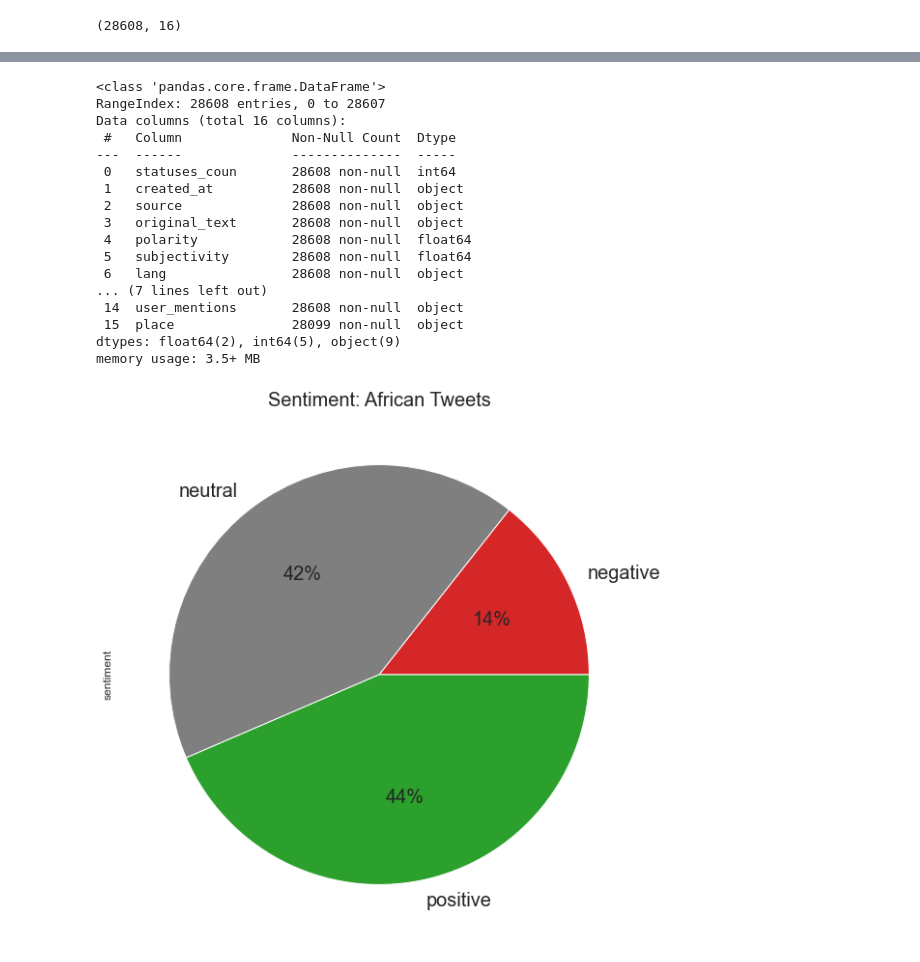
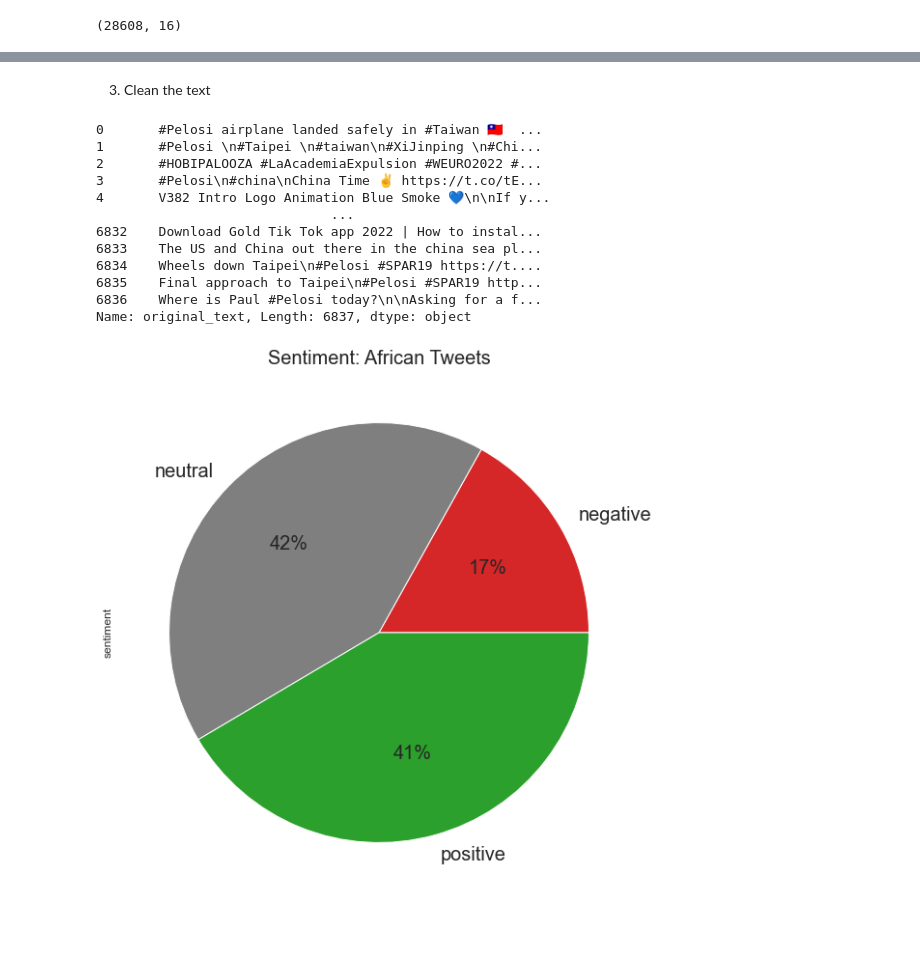
Before and after one commit to emtinanseo/Twitter-Data-Analysis, a Jupyter notebook: explore_the_data.ipynb, the cells around one changed output, grey strips where cells are left out. Saved outputs shown, nothing was run; the diff lists cells and outputs as text; code cells hidden in the pictures; blank space fills up the shorter version.

```diff
--- a/explore_the_data.ipynb
+++ b/explore_the_data.ipynb
@@ -183,0 +217,18 @@ df_africa.head(4)
+# %%
+# drop duplicates
+
+df_africa.drop_duplicates(inplace=True)
+
+
+# drop tweets that are from unknown locations
+
+df_africa.dropna(subset=['place'], inplace=True)
+
+
+# languages: all the tweets are in english
+
+df_africa = df_africa[df_africa['lang'] == 'en']
+# %%
+# reset the indices to start from 0, 1, ...
+
+df_africa.reset_index(drop=True, inplace=True)
@@ -184,33 +276,39 @@ df_africa.head(4)
+# %% [markdown]
+3. Clean the text
 # %%
-df_africa.info()
+df_africa['original_text']
 # %% [output]
-<class 'pandas.core.frame.DataFrame'>
-RangeIndex: 28608 entries, 0 to 28607
-Data columns (total 16 columns):
- #   Column              Non-Null Count  Dtype
----  ------              --------------  -----
- 0   statuses_coun       28608 non-null  int64
- 1   created_at          28608 non-null  object
- 2   source              28608 non-null  object
- 3   original_text       28608 non-null  object
- 4   polarity            28608 non-null  float64
- 5   subjectivity        28608 non-null  float64
- 6   lang                28608 non-null  object
-... (7 lines left out)
- 14  user_mentions       28608 non-null  object
- 15  place               28099 non-null  object
-dtypes: float64(2), int64(5), object(9)
-memory usage: 3.5+ MB
+0       #Pelosi airplane landed safely in #Taiwan 🇹🇼  ...
+1       #Pelosi \n#Taipei \n#taiwan\n#XiJinping \n#Chi...
+2       #HOBIPALOOZA #LaAcademiaExpulsion #WEURO2022 #...
+3       #Pelosi\n#china\nChina Time ✌️ https://t.co/tE...
+4       V382 Intro Logo Animation Blue Smoke 💙\n\nIf y...
+                              ...
+6832    Download Gold Tik Tok app 2022 | How to instal...
+6833    The US and China out there in the china sea pl...
+6834    Wheels down Taipei\n#Pelosi #SPAR19 https://t....
+6835    Final approach to Taipei\n#Pelosi #SPAR19 http...
+6836    Where is Paul #Pelosi today?\n\nAsking for a f...
+Name: original_text, Length: 6837, dtype: object
+# %%
+df_africa['clean_text'] = df_africa['original_text'].astype(str)
+df_africa['clean_text'] = df_africa['clean_text'].apply(lambda x: x.lower())
+df_africa['clean_text']= df_africa['clean_text'].apply(lambda x: x.translate(str.maketrans(' ', ' ', string.punctuation)))
+# %%
+blob_list = [TextBlob(x) for x in df_africa['clean_text']]
+
+df_africa['cln_polarity'] = [x.sentiment.polarity for x in blob_list]
+df_africa['cln_subjectivity']= [x.sentiment.subjectivity for x in blob_list]
 # %%
-df_africa["sentiment"] = df_africa["polarity"].apply(sentiment_text)
+df_africa["sentiment"] = df_africa["cln_polarity"].apply(sentiment_text)
 
 # Distribution of sentiments across all the tweets.
 sns.set(rc={'figure.figsize':(14,10)})
 df_africa.sentiment.value_counts().sort_index().plot(kind='pie',
                                                      autopct='%1.0f%%',
                                                      colors=["tab:red", "tab:gray", "tab:green"],
                                                      textprops={'fontsize': 20})
 plt.title("Sentiment: African Tweets", fontsize= 20)
 plt.savefig("africa_sentiment.jpg")
 # %% [output]
-[figure, old version]
+[figure, new version]
```
Also changed, not shown: parts of 16 cells of this notebook, 2 other files.
